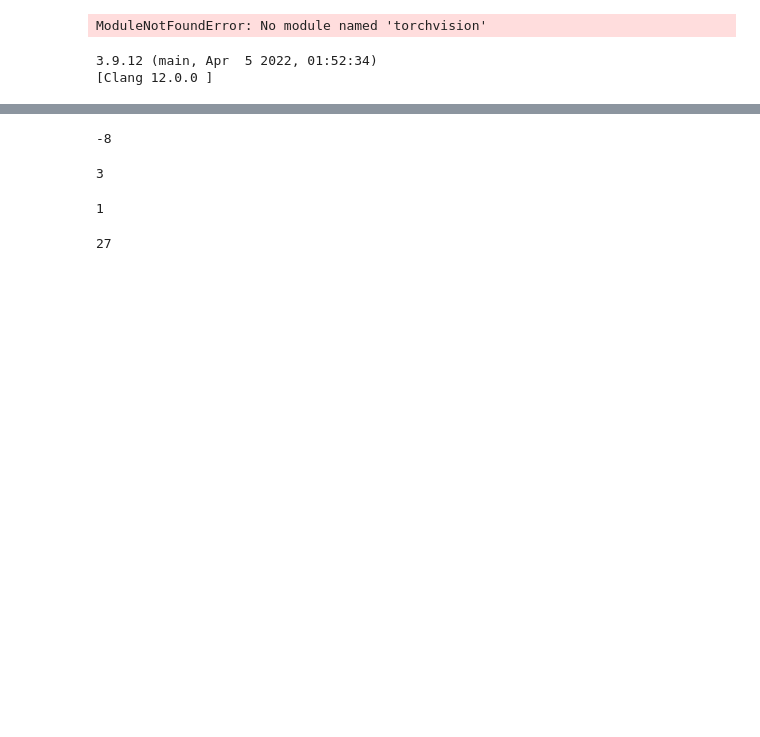
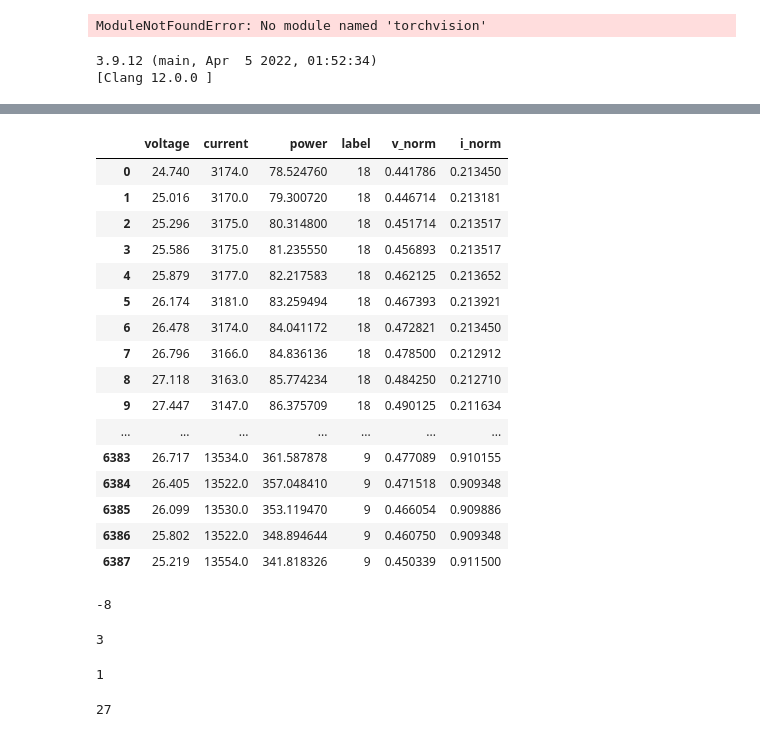
Before and after one commit to chenwt-87/mppt_aliyun, a Jupyter notebook: Untitled.ipynb, the cells around one changed output, grey strips where cells are left out. Drawn from its saved outputs; the diff is of its cells as text; code cells hidden in the pictures; blank space fills up the shorter version.

```diff
--- a/Untitled.ipynb
+++ b/Untitled.ipynb
@@ -18,0 +36,5 @@ his_data = pd.read_csv('data/600W_train_data.csv',index_col=0)
+# %%
+df = his_data[his_data.label.isin([22, 18, 19, 23, 1, 9])]
+# %%
+df['v_norm'] = df['voltage']/56
+df['i_norm'] = df['current']/14870
@@ -19,5 +52,25 @@ his_data = pd.read_csv('data/600W_train_data.csv',index_col=0)
 # %%
-test_label = [i for i in range(30)]
+pd.set_option('display.max_rows',None)
+# %%
+df
+# %% [output]
+|  | voltage | current | power | label | v_norm | i_norm |
+| 0 | 24.740 | 3174.0 | 78.524760 | 18 | 0.441786 | 0.213450 |
+| 1 | 25.016 | 3170.0 | 79.300720 | 18 | 0.446714 | 0.213181 |
+| 2 | 25.296 | 3175.0 | 80.314800 | 18 | 0.451714 | 0.213517 |
+| 3 | 25.586 | 3175.0 | 81.235550 | 18 | 0.456893 | 0.213517 |
+| 4 | 25.879 | 3177.0 | 82.217583 | 18 | 0.462125 | 0.213652 |
+| 5 | 26.174 | 3181.0 | 83.259494 | 18 | 0.467393 | 0.213921 |
+| 6 | 26.478 | 3174.0 | 84.041172 | 18 | 0.472821 | 0.213450 |
+| 7 | 26.796 | 3166.0 | 84.836136 | 18 | 0.478500 | 0.212912 |
+| 8 | 27.118 | 3163.0 | 85.774234 | 18 | 0.484250 | 0.212710 |
+| 9 | 27.447 | 3147.0 | 86.375709 | 18 | 0.490125 | 0.211634 |
+| ... | ... | ... | ... | ... | ... | ... |
+| 6383 | 26.717 | 13534.0 | 361.587878 | 9 | 0.477089 | 0.910155 |
+| 6384 | 26.405 | 13522.0 | 357.048410 | 9 | 0.471518 | 0.909348 |
+| 6385 | 26.099 | 13530.0 | 353.119470 | 9 | 0.466054 | 0.909886 |
+| 6386 | 25.802 | 13522.0 | 348.894644 | 9 | 0.460750 | 0.909348 |
+| 6387 | 25.219 | 13554.0 | 341.818326 | 9 | 0.450339 | 0.911500 |
 # %%
 import numpy as np
 np.power(-2,3)
```
Also changed, not shown: parts of 3 cells of this notebook, 8 other files.
